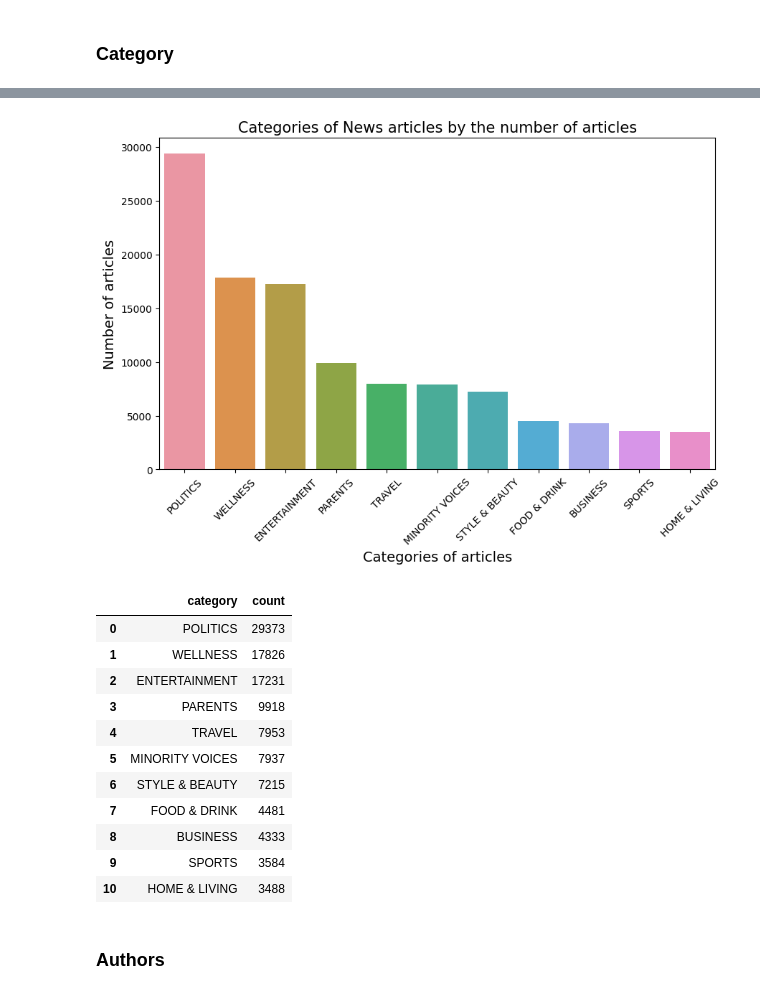
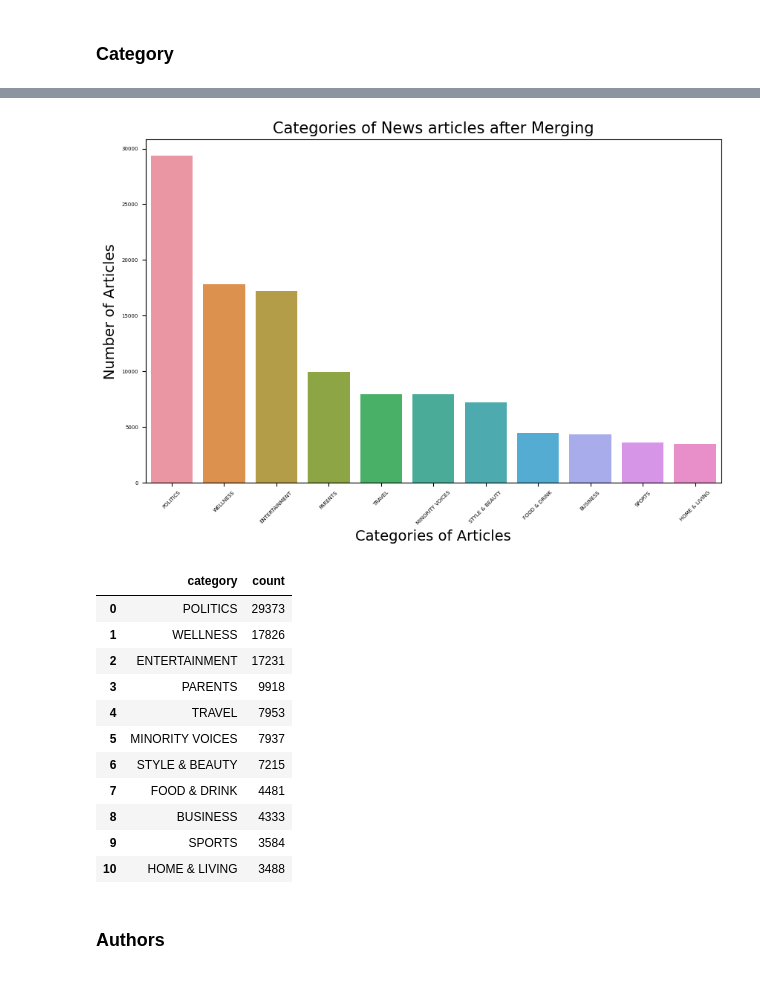
Before and after one commit to benjordan98/intelligent_sys_assignment2, a Jupyter notebook: code.ipynb, the cells around one changed output, grey strips where cells are left out. Drawn from its saved outputs; the diff is of its cells as text; code cells hidden in the pictures.

Commit message:
started making plots and changed EDA a bit

```diff
--- a/code.ipynb
+++ b/code.ipynb
@@ -98,3 +102,6 @@ short_description     7.766527
 authors              16.476765
 date                  0.000000
 dtype: float64
+# %%
+# replace empty strings with null
+df = df.replace(r'^\s*$', np.nan, regex=True)
@@ -101,3 +117,6 @@ dtype: float64
+# %%
+#TODO: Hacky but convert back to "" for now
+df = df.replace(np.nan, '', regex=True)
 # %%
 print(df[(df['authors'] == '') & (df['short_description'] == '') & (df['headline'] == '')].shape[0])
 print(df[(df['authors'] == '') & (df['short_description'] == '')].shape[0])
@@ -170,16 +240,16 @@ cat_df = pd.DataFrame({'category': counts.index, 'count': counts.values})
 # %%
 # Visualize top 10 categories and proportion of each category's in dataset
 plt.figure(figsize=(10,6))
 df_sorted = cat_df.sort_values(by='count', ascending=False)
 sns.barplot(x='category', y='count', data=df_sorted, order=df_sorted['category'])
-plt.title("Categories of News articles by the number of articles", size=15)
-plt.xlabel("Categories of articles", size=14)
+plt.title("Categories of News articles after Merging", size=15)
+plt.xlabel("Categories of Articles", size=14)
 plt.xticks(rotation=45)
-plt.ylabel("Number of articles", size=14)
+plt.ylabel("Number of Articles", size=14)
 plt.show()
 cat_df
 # %% [output]
-[figure, old version]
+[figure, new version]
 |  | category | count |
 | 0 | POLITICS | 29373 |
 | 1 | WELLNESS | 17826 |
```
Also changed, not shown: parts of 12 cells of this notebook, 5 other files.
